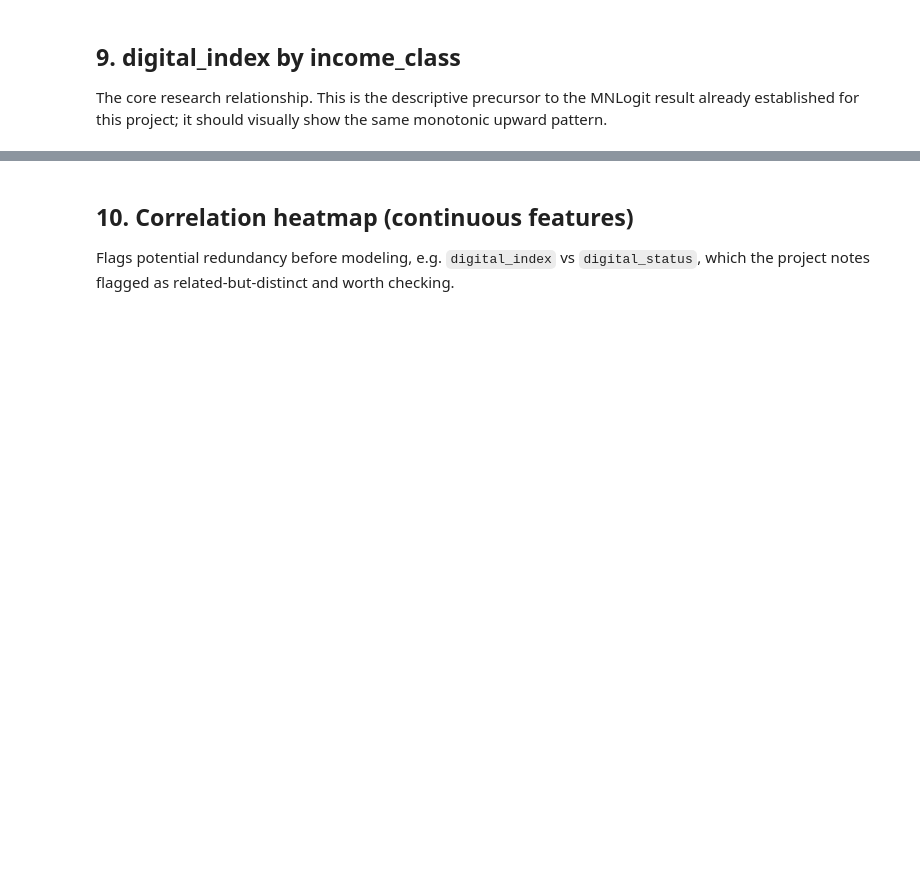
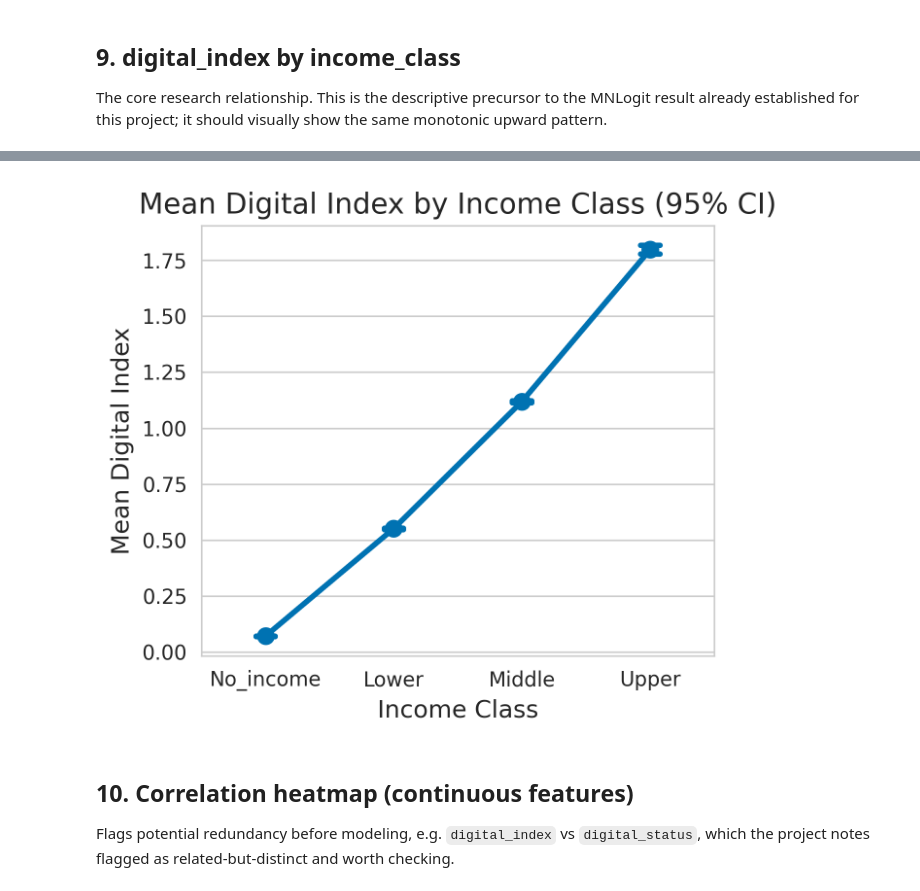
Before and after one commit to Sakhiur2022/Signal, a Jupyter notebook: notebooks/03_income_classification/03_eda_final_dataset.ipynb, the cells around one changed output, grey strips where cells are left out. Saved outputs shown, nothing was run; the diff lists cells and outputs as text; code cells hidden in the pictures; blank space fills up the shorter version.

```diff
--- a/notebooks/03_income_classification/03_eda_final_dataset.ipynb
+++ b/notebooks/03_income_classification/03_eda_final_dataset.ipynb
@@ -185,12 +352,14 @@ save_fig('digital_index_by_income_class')
 # %%
 # Same relationship as a mean-with-error-bar chart, often clearer for a paper figure than a boxplot
-plt.figure(figsize=(7, 5))
+plt.figure(figsize=(4.5, 4))
 sns.pointplot(data=df, x=TARGET_COL, y='digital_index', order=order,
               color=IEEE_PALETTE[0], errorbar='ci', capsize=0.15)
 plt.title('Mean Digital Index by Income Class (95% CI)')
 plt.xlabel('Income Class')
 plt.ylabel('Mean Digital Index')
 save_fig('digital_index_by_income_class_pointplot')
+# %% [output]
+[figure, added]
 # %% [markdown]
 ## 10. Correlation heatmap (continuous features)
 Flags potential redundancy before modeling, e.g. `digital_index` vs `digital_status`, which the project notes flagged as related-but-distinct and worth checking.
```
Also changed, not shown: parts of 16 cells of this notebook.
